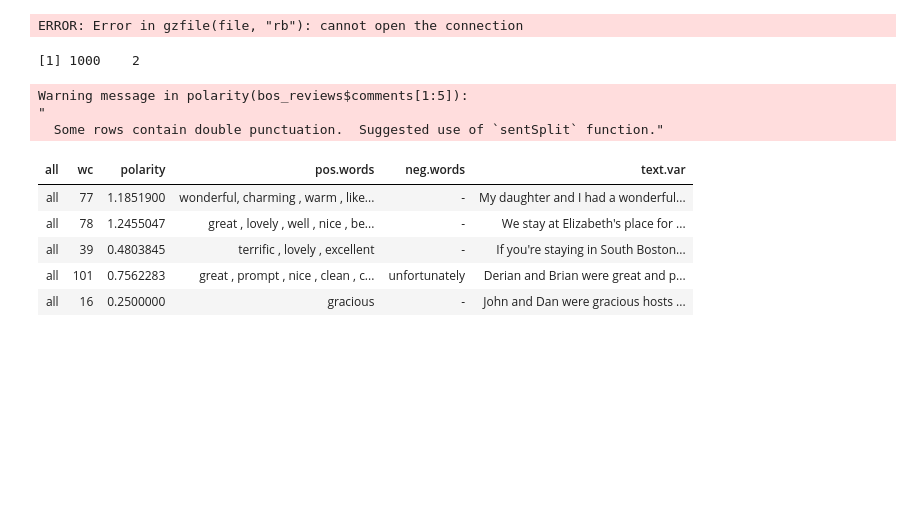
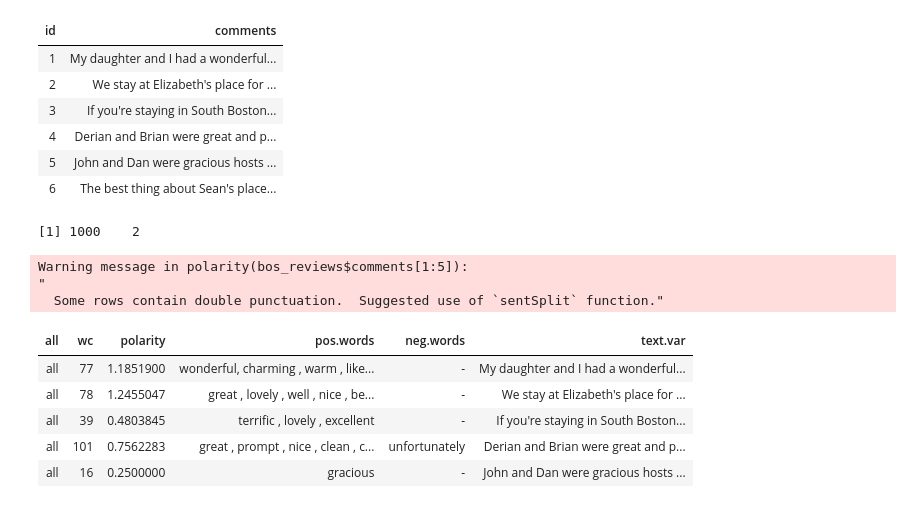
Before and after one commit to hannansatopay/DSML-R, a Jupyter notebook: Notebook/Machine Learning/Sentiment Analysis.ipynb, the cells around one changed output. Drawn from its saved outputs; the diff is of its cells as text; code cells hidden in the pictures; blank space fills up the shorter version.

```diff
--- a/Notebook/Machine Learning/Sentiment Analysis.ipynb
+++ b/Notebook/Machine Learning/Sentiment Analysis.ipynb
@@ -8,7 +8,7 @@ library("tidyr")
 #install.packages("dplyr")
 library(dplyr)
 # %%
-download.file("https://raw.githubusercontent.com/hannansatopay/DSML-R/master/Notebook/Machine%20Learning/bos_reviews.rds", "bos_reviews.red")
-bos_reviews<-readRDS("https://raw.githubusercontent.com/hannansatopay/DSML-R/master/Notebook/Machine%20Learning/bos_reviews.rds")
+download.file("https://raw.githubusercontent.com/hannansatopay/DSML-R/master/Notebook/Machine%20Learning/bos_reviews.rds", "bos_reviews.rds", silent = TRUE)
+bos_reviews<-readRDS("bos_reviews.rds")
 head(bos_reviews)
 # %% [output]
@@ -17,4 +15,10 @@ Warning message in gzfile(file, "rb"):
-ERROR: Error in gzfile(file, "rb"): cannot open the connection
+| id | comments |
+| 1 | My daughter and I had a wonderful... |
+| 2 | We stay at Elizabeth's place for ... |
+| 3 | If you're staying in South Boston... |
+| 4 | Derian and Brian were great and p... |
+| 5 | John and Dan were gracious hosts ... |
+| 6 | The best thing about Sean's place... |
 # %%
 dim(bos_reviews)
 # %% [output]
```
Also changed, not shown: parts of 1 cell of this notebook.
